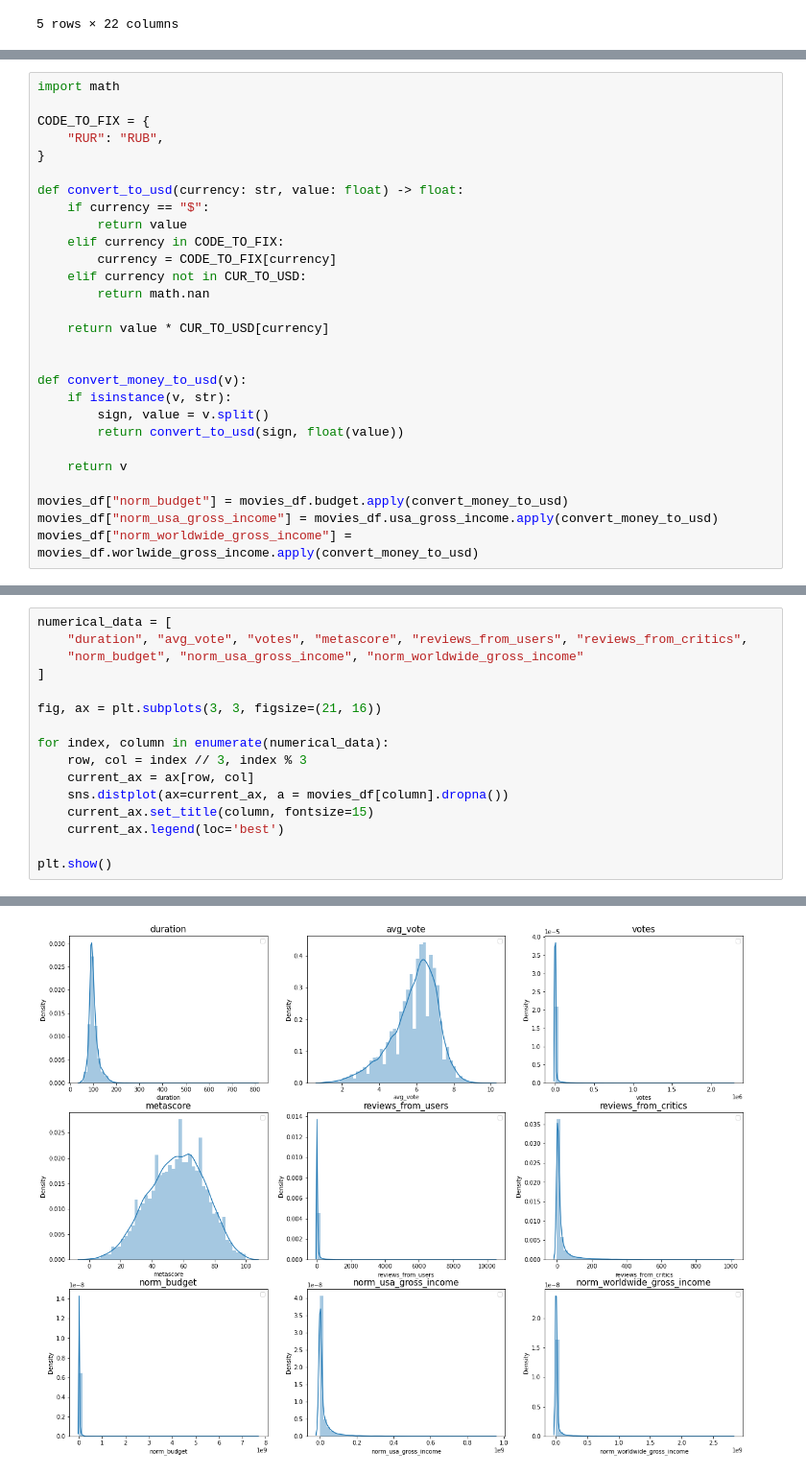
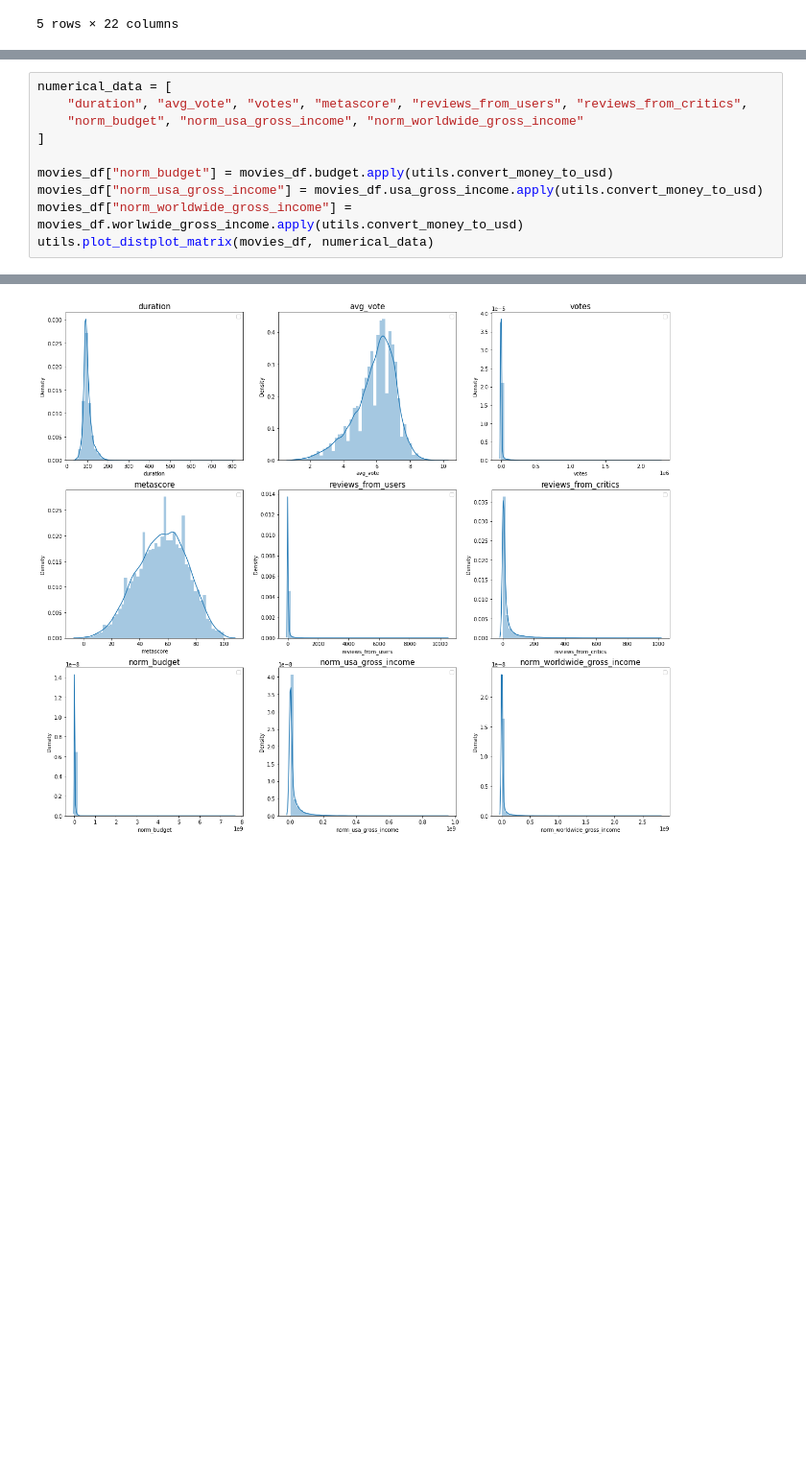
Before and after one commit to vsmaxim/data-analysis-2021, a Jupyter notebook: 01-exploration-movies.ipynb, the cells around one changed output, grey strips where cells are left out. Shown at 96% size. Drawn from its saved outputs; the diff is of its cells as text; blank space fills up the shorter version.

Commit message:
Implement util functions to plot grid of histograms and some more exploration

```diff
--- a/01-exploration-movies.ipynb
+++ b/01-exploration-movies.ipynb
@@ -361,28 +171,0 @@ CUR_TO_USD = {
-# %%
-import math
-
-CODE_TO_FIX = {
-    "RUR": "RUB",
-}
-
-def convert_to_usd(currency: str, value: float) -> float:
-    if currency == "$":
-        return value
-    elif currency in CODE_TO_FIX:
-        currency = CODE_TO_FIX[currency]
-    elif currency not in CUR_TO_USD:
-        return math.nan
-
-    return value * CUR_TO_USD[currency]
-
-
-def convert_money_to_usd(v):
-    if isinstance(v, str):
-        sign, value = v.split()
-        return convert_to_usd(sign, float(value))
-
-    return v
-
-movies_df["norm_budget"] = movies_df.budget.apply(convert_money_to_usd)
-movies_df["norm_usa_gross_income"] = movies_df.usa_gross_income.apply(convert_money_to_usd)
-movies_df["norm_worldwide_gross_income"] = movies_df.worlwide_gross_income.apply(convert_money_to_usd)
@@ -395,27 +172,21 @@ movies_df.head(1)
 # %%
 numerical_data = [
     "duration", "avg_vote", "votes", "metascore", "reviews_from_users", "reviews_from_critics",
     "norm_budget", "norm_usa_gross_income", "norm_worldwide_gross_income"
 ]
 
-fig, ax = plt.subplots(3, 3, figsize=(21, 16))
-
-for index, column in enumerate(numerical_data):
-    row, col = index // 3, index % 3
-    current_ax = ax[row, col]
-    sns.distplot(ax=current_ax, a = movies_df[column].dropna())
-    current_ax.set_title(column, fontsize=15)
-    current_ax.legend(loc='best')
-
-plt.show()
+movies_df["norm_budget"] = movies_df.budget.apply(utils.convert_money_to_usd)
+movies_df["norm_usa_gross_income"] = movies_df.usa_gross_income.apply(utils.convert_money_to_usd)
+movies_df["norm_worldwide_gross_income"] = movies_df.worlwide_gross_income.apply(utils.convert_money_to_usd)
+utils.plot_distplot_matrix(movies_df, numerical_data)
 # %% [output]
 No handles with labels found to put in legend.
 No handles with labels found to put in legend.
 No handles with labels found to put in legend.
 No handles with labels found to put in legend.
 No handles with labels found to put in legend.
 No handles with labels found to put in legend.
 No handles with labels found to put in legend.
 No handles with labels found to put in legend.
 No handles with labels found to put in legend.
-[figure, old version]
+[figure, new version]
```
Also changed, not shown: parts of 8 cells of this notebook, 4 other files.
